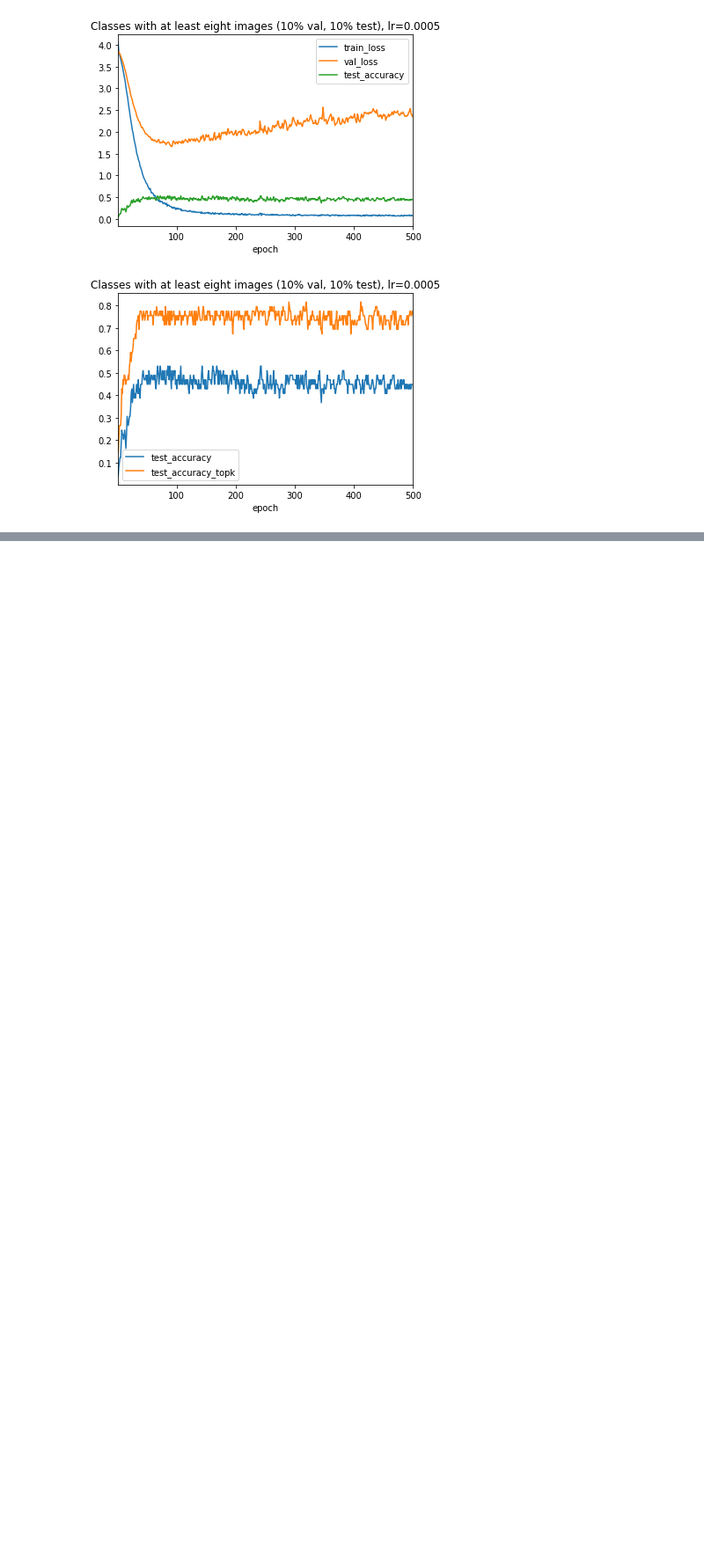
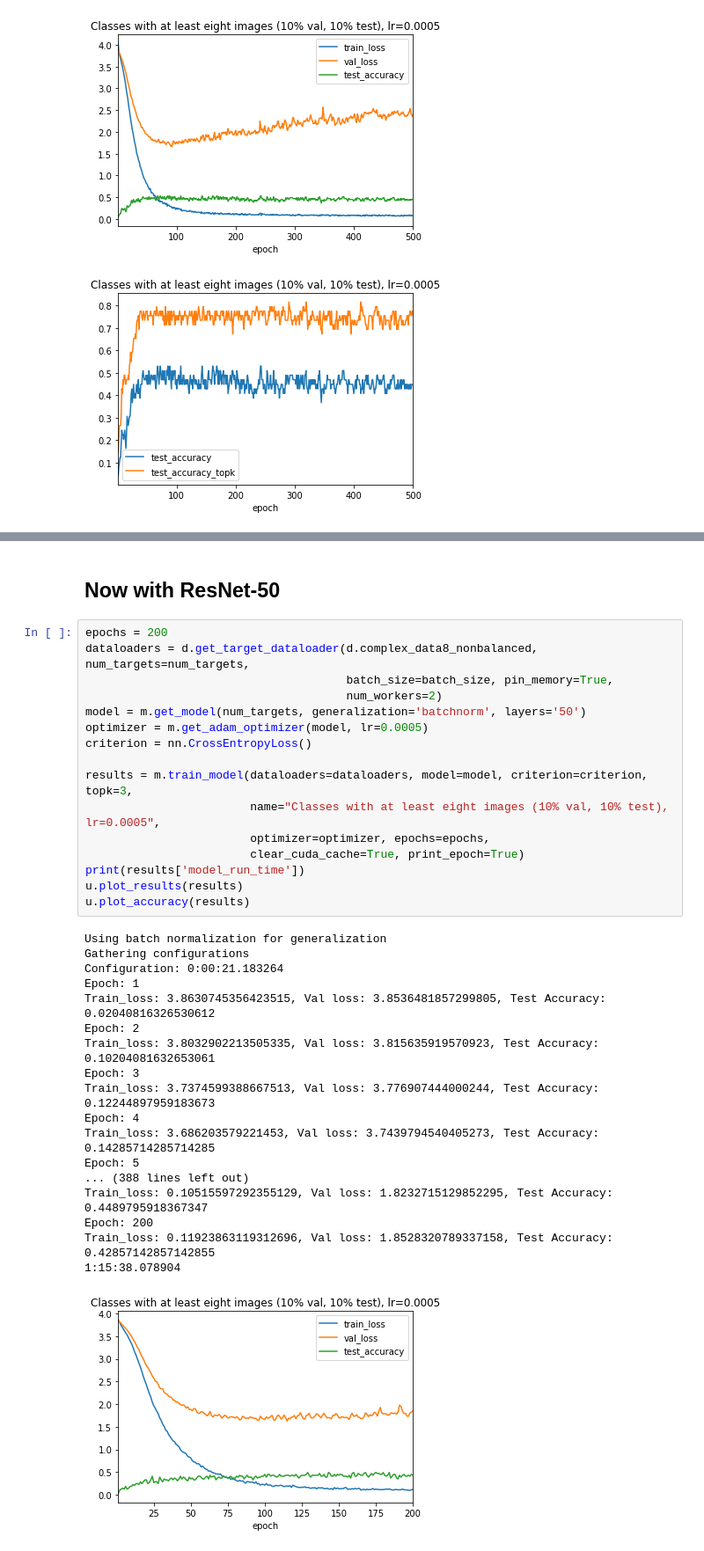
Before and after one commit to leogodin217/motorcycle_classification, a Jupyter notebook: code/12 - Final Model.ipynb, the cells around one changed output, grey strips where cells are left out. Shown: that part at 88% size. Saved outputs shown, nothing was run; the diff lists cells and outputs as text; blank space fills up the shorter version.

```diff
--- a/code/12 - Final Model.ipynb
+++ b/code/12 - Final Model.ipynb
@@ -76,0 +92,37 @@ NameError: name 'd' is not defined
+# %% [markdown]
+## Now with ResNet-50
+# %%
+epochs = 200
+dataloaders = d.get_target_dataloader(d.complex_data8_nonbalanced, num_targets=num_targets,
+                                      batch_size=batch_size, pin_memory=True,
+                                      num_workers=2)
+model = m.get_model(num_targets, generalization='batchnorm', layers='50')
+optimizer = m.get_adam_optimizer(model, lr=0.0005)
+criterion = nn.CrossEntropyLoss()
+
+results = m.train_model(dataloaders=dataloaders, model=model, criterion=criterion,  topk=3,
+                        name="Classes with at least eight images (10% val, 10% test), lr=0.0005",
+                        optimizer=optimizer, epochs=epochs,
+                        clear_cuda_cache=True, print_epoch=True)
+print(results['model_run_time'])
+u.plot_results(results)
+u.plot_accuracy(results)
+# %% [output]
+Using batch normalization for generalization
+Gathering configurations
+Configuration: 0:00:21.183264
+Epoch: 1
+Train_loss: 3.8630745356423515, Val loss: 3.8536481857299805, Test Accuracy: 0.02040816326530612
+Epoch: 2
+Train_loss: 3.8032902213505335, Val loss: 3.815635919570923, Test Accuracy: 0.10204081632653061
+Epoch: 3
+Train_loss: 3.7374599388667513, Val loss: 3.776907444000244, Test Accuracy: 0.12244897959183673
+Epoch: 4
+Train_loss: 3.686203579221453, Val loss: 3.7439794540405273, Test Accuracy: 0.14285714285714285
+Epoch: 5
+... (388 lines left out)
+Train_loss: 0.10515597292355129, Val loss: 1.8232715129852295, Test Accuracy: 0.4489795918367347
+Epoch: 200
+Train_loss: 0.11923863119312696, Val loss: 1.8528320789337158, Test Accuracy: 0.42857142857142855
+1:15:38.078904
+[figure, added]
```
Also changed, not shown: parts of 4 cells of this notebook, 10 other files.
